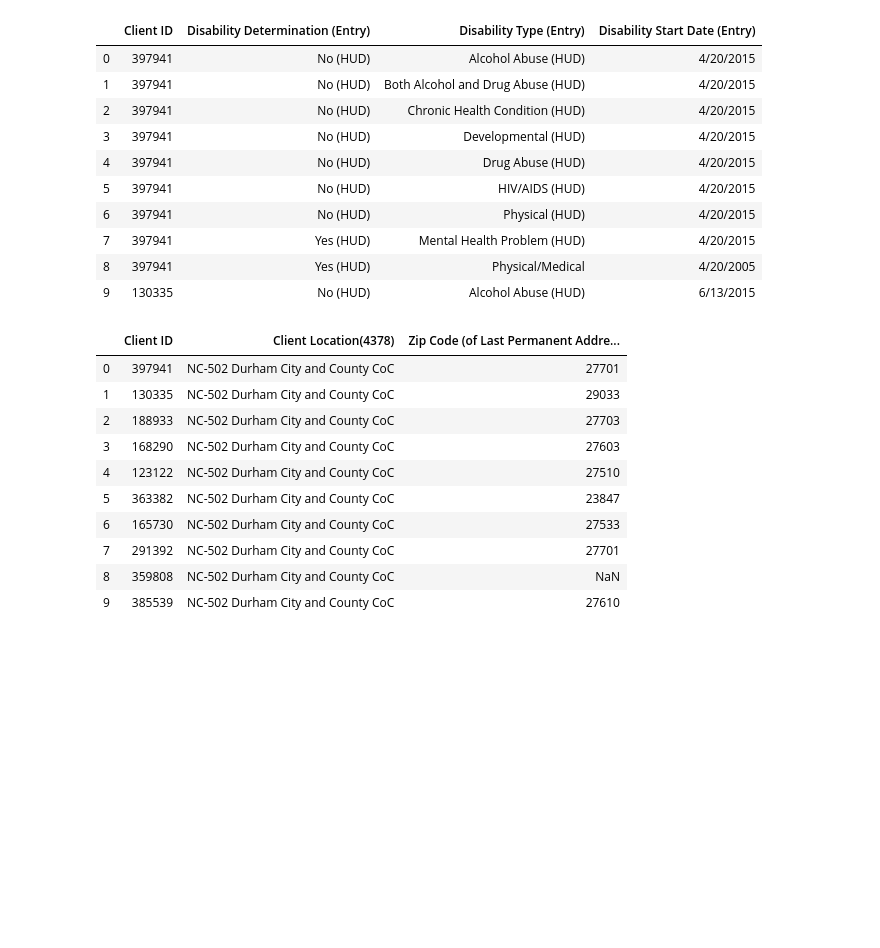
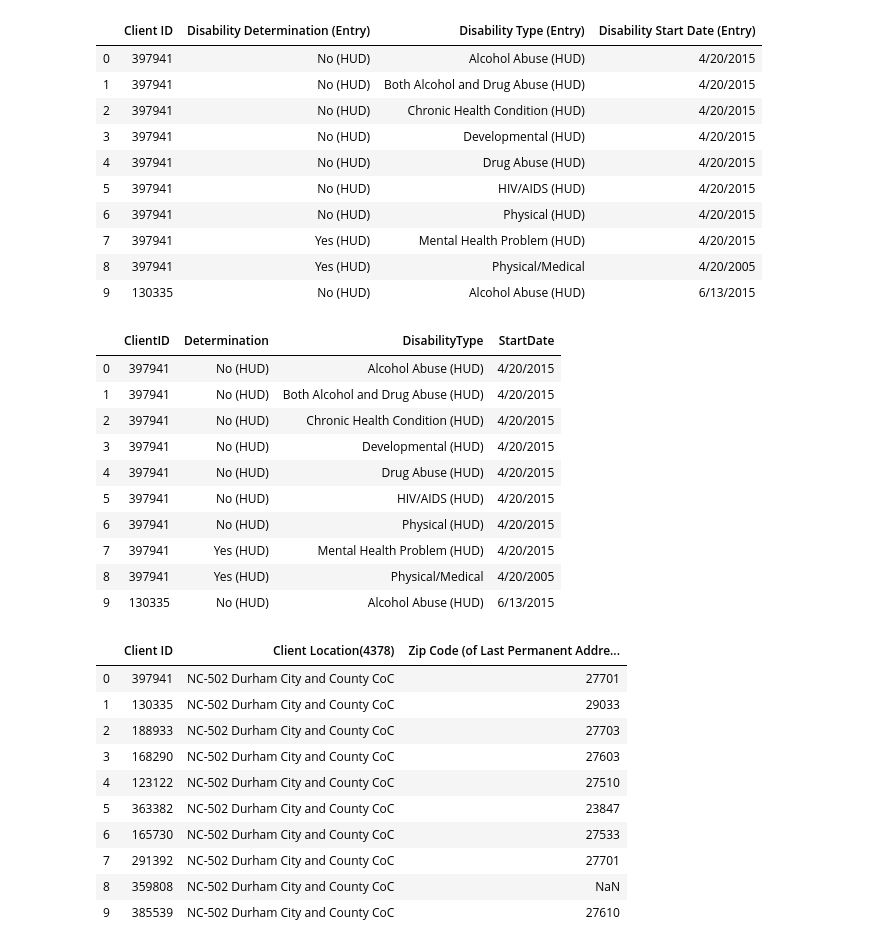
Before and after one commit to meaganfoster/bios611-projects-fall-2019-mlfoste1, a Jupyter notebook: Project_3/pandas_project3.ipynb, the cells around one changed output. Drawn from its saved outputs; the diff is of its cells as text; code cells hidden in the pictures; blank space fills up the shorter version.

```diff
--- a/Project_3/pandas_project3.ipynb
+++ b/Project_3/pandas_project3.ipynb
@@ -60,6 +76,22 @@ disability_df.head(10)
 | 7 | 397941 | Yes (HUD) | Mental Health Problem (HUD) | 4/20/2015 |
 | 8 | 397941 | Yes (HUD) | Physical/Medical | 4/20/2005 |
 | 9 | 130335 | No (HUD) | Alcohol Abuse (HUD) | 6/13/2015 |
+# %%
+disability_df.columns=['ClientID', 'Determination', 'DisabilityType', 'StartDate']
+
+disability_df.head(10)
+# %% [output]
+|  | ClientID | Determination | DisabilityType | StartDate |
+| 0 | 397941 | No (HUD) | Alcohol Abuse (HUD) | 4/20/2015 |
+| 1 | 397941 | No (HUD) | Both Alcohol and Drug Abuse (HUD) | 4/20/2015 |
+| 2 | 397941 | No (HUD) | Chronic Health Condition (HUD) | 4/20/2015 |
+| 3 | 397941 | No (HUD) | Developmental (HUD) | 4/20/2015 |
+| 4 | 397941 | No (HUD) | Drug Abuse (HUD) | 4/20/2015 |
+| 5 | 397941 | No (HUD) | HIV/AIDS (HUD) | 4/20/2015 |
+| 6 | 397941 | No (HUD) | Physical (HUD) | 4/20/2015 |
+| 7 | 397941 | Yes (HUD) | Mental Health Problem (HUD) | 4/20/2015 |
+| 8 | 397941 | Yes (HUD) | Physical/Medical | 4/20/2005 |
+| 9 | 130335 | No (HUD) | Alcohol Abuse (HUD) | 6/13/2015 |
 # %%
 
 # Read in the SES data
```
Also changed, not shown: parts of 5 cells of this notebook.
